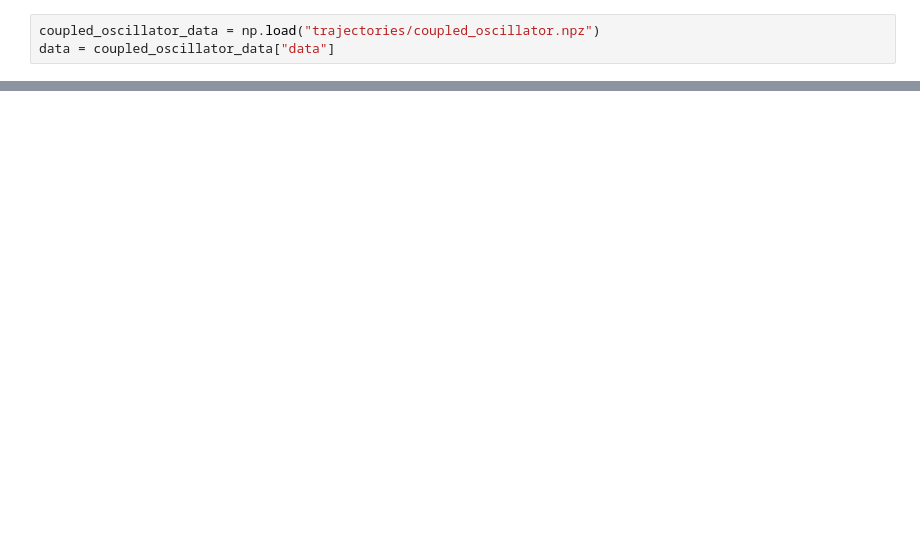
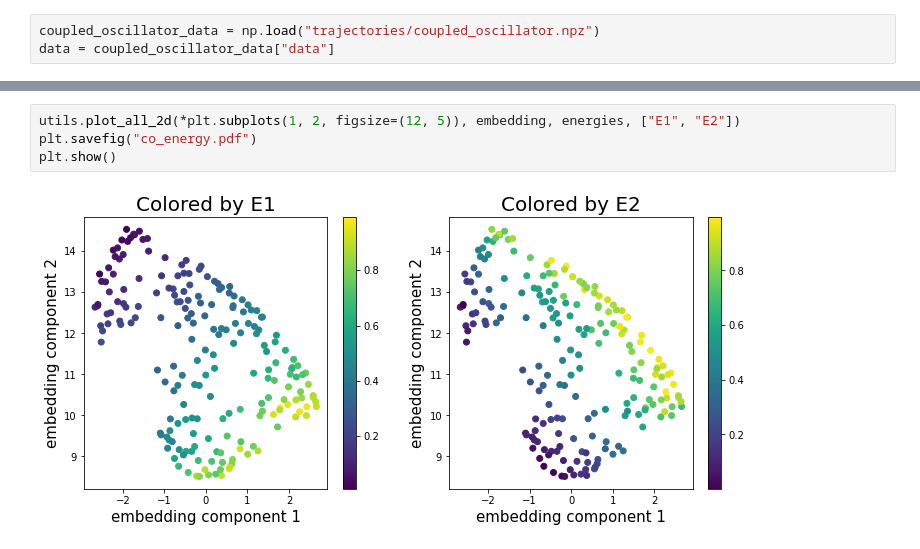
Before and after one commit to waleko/ai-prentice-conservation-laws, a Jupyter notebook: prentice_coupled_oscillator.ipynb, the cells around one changed output, grey strips where cells are left out. Cells and saved outputs as stored; diff of their text form; blank space fills up the shorter version.

```diff
--- a/prentice_coupled_oscillator.ipynb
+++ b/prentice_coupled_oscillator.ipynb
@@ -38,0 +38,6 @@ Predictor.show_results(plt, coupled_oscillator_data["params"], ["E1", "E2"])
+# %%
+utils.plot_all_2d(*plt.subplots(1, 2, figsize=(12, 5)), embedding, energies, ["E1", "E2"])
+plt.savefig("co_energy.pdf")
+plt.show()
+# %% [output]
+[figure, added]
```
Also changed, not shown: parts of 11 cells of this notebook, 14 other files.
